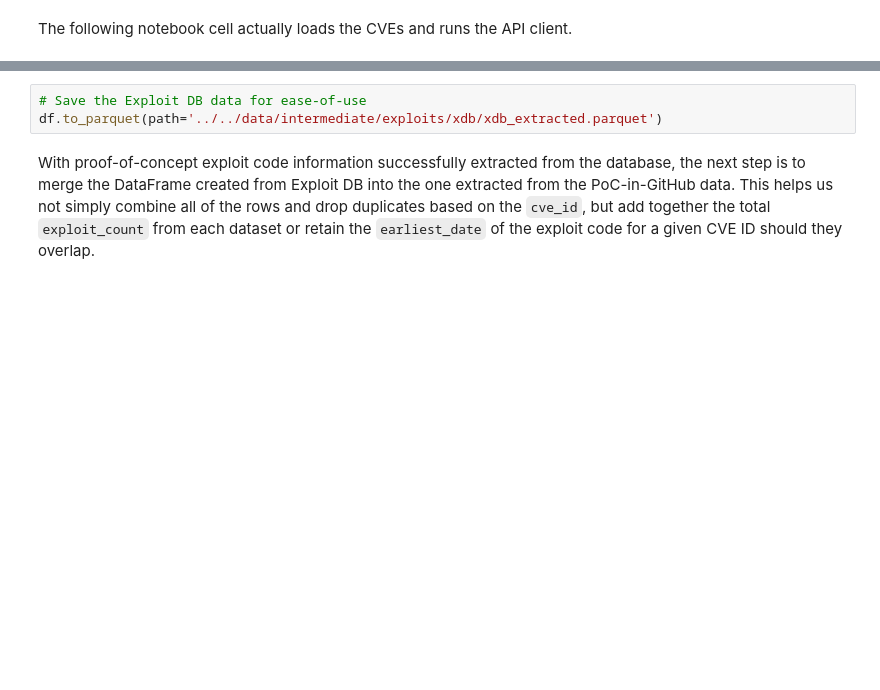
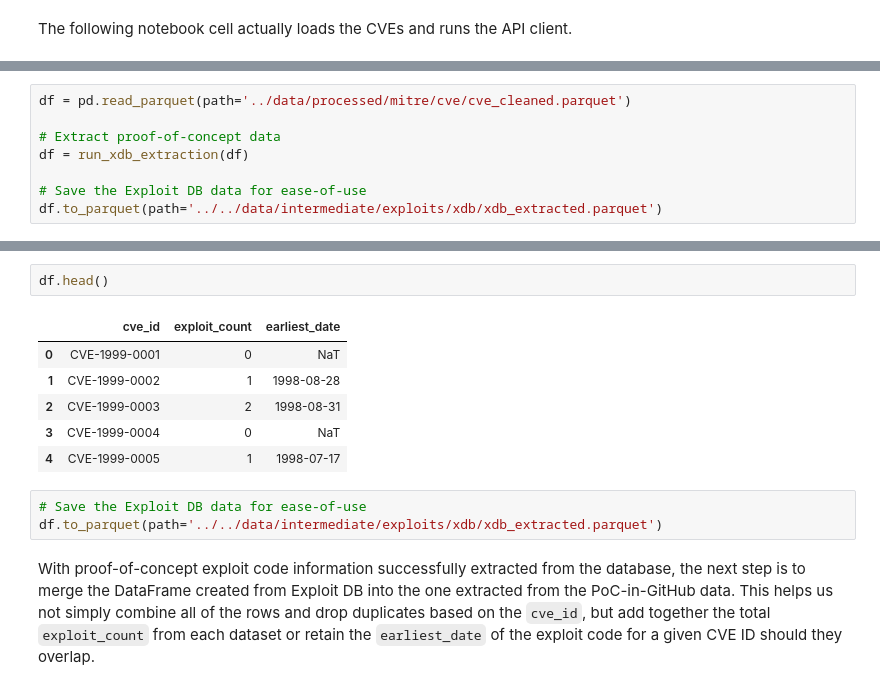
Before and after one commit to JBrocklyAnderson/practice-project, a Jupyter notebook: notebooks/xdb_extraction.ipynb, the cells around one changed output, grey strips where cells are left out. Drawn from its saved outputs; the diff is of its cells as text; blank space fills up the shorter version.

```diff
--- a/notebooks/xdb_extraction.ipynb
+++ b/notebooks/xdb_extraction.ipynb
@@ -60,0 +102,8 @@ df = run_xdb_extraction(df)
+# %%
+df = pd.read_parquet(path='../data/processed/mitre/cve/cve_cleaned.parquet')
+
+# Extract proof-of-concept data
+df = run_xdb_extraction(df)
+
+# Save the Exploit DB data for ease-of-use
+df.to_parquet(path='../../data/intermediate/exploits/xdb/xdb_extracted.parquet')
@@ -61,3 +129,12 @@ df = run_xdb_extraction(df)
+# %%
+df.head()
+# %% [output]
+|  | cve_id | exploit_count | earliest_date |
+| 0 | CVE-1999-0001 | 0 | NaT |
+| 1 | CVE-1999-0002 | 1 | 1998-08-28 |
+| 2 | CVE-1999-0003 | 2 | 1998-08-31 |
+| 3 | CVE-1999-0004 | 0 | NaT |
+| 4 | CVE-1999-0005 | 1 | 1998-07-17 |
 # %%
 # Save the Exploit DB data for ease-of-use
 df.to_parquet(path='../../data/intermediate/exploits/xdb/xdb_extracted.parquet')
```
Also changed, not shown: parts of 5 cells of this notebook.
